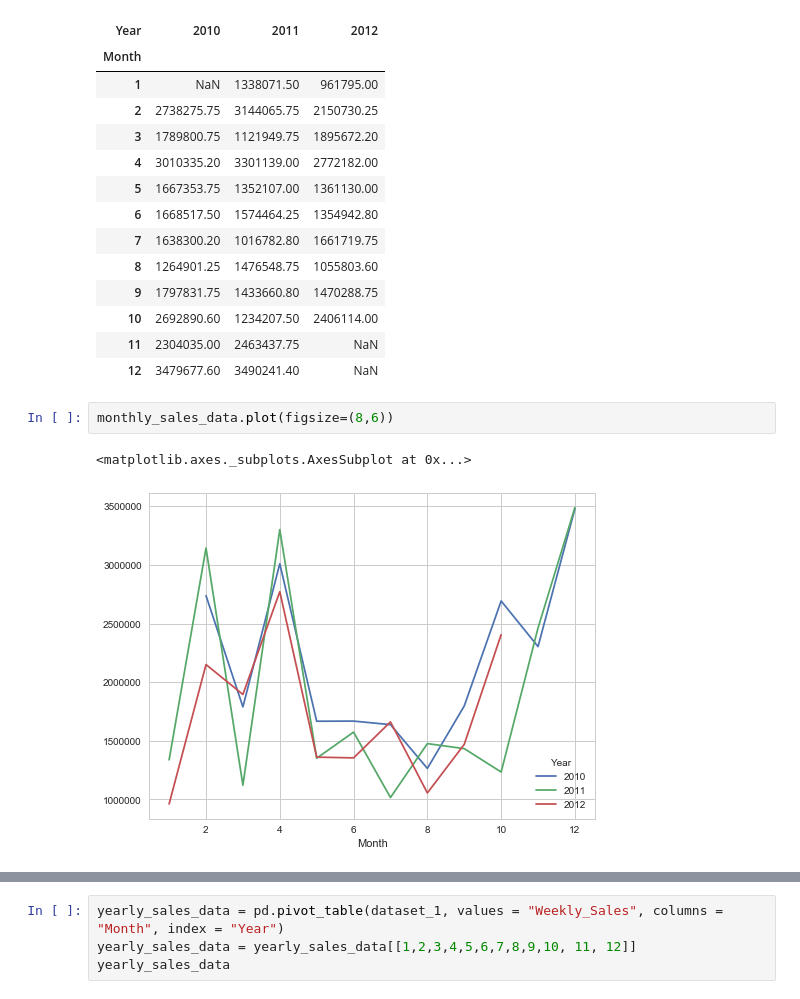
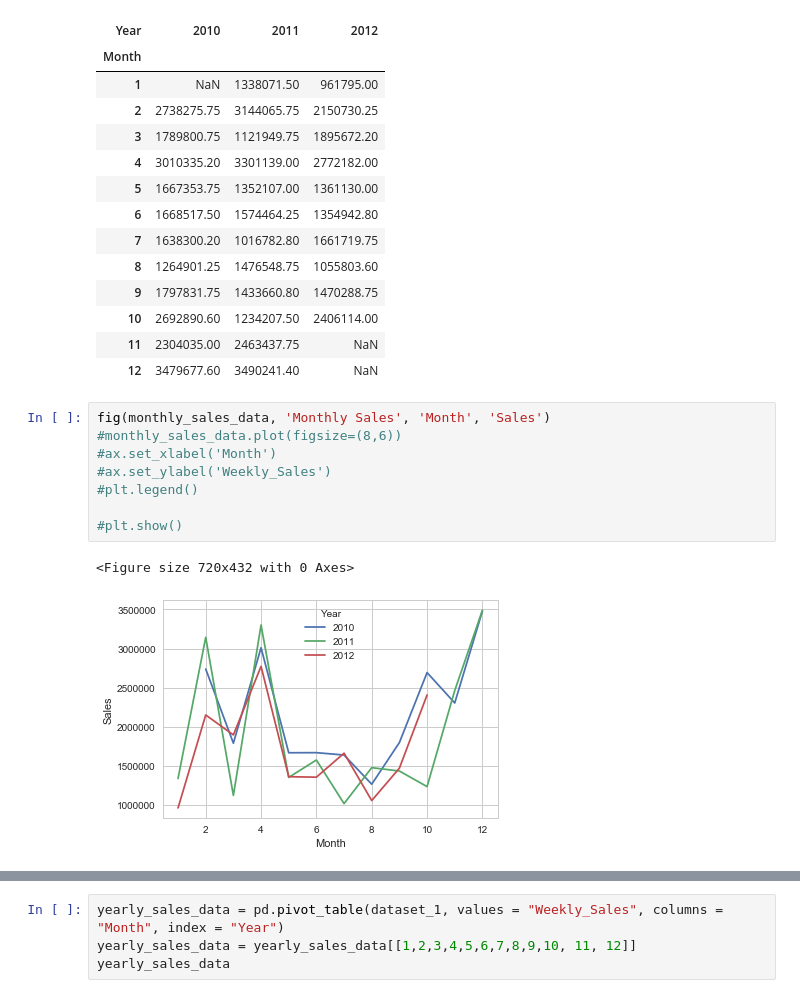
Before and after one commit to sargupta/Sales-Prediction, a Jupyter notebook: Sales Prediction.ipynb, the cells around one changed output, grey strips where cells are left out. Drawn from its saved outputs; the diff is of its cells as text.

```diff
--- a/Sales Prediction.ipynb
+++ b/Sales Prediction.ipynb
@@ -241,8 +239,14 @@ monthly_sales_data
 | 10 | 2692890.60 | 1234207.50 | 2406114.00 |
 | 11 | 2304035.00 | 2463437.75 | NaN |
 | 12 | 3479677.60 | 3490241.40 | NaN |
-# %%
-monthly_sales_data.plot(figsize=(8,6))
-# %% [output]
-<matplotlib.axes._subplots.AxesSubplot at 0x...>
-[figure, removed]
+# %%
+fig(monthly_sales_data, 'Monthly Sales', 'Month', 'Sales')
+#monthly_sales_data.plot(figsize=(8,6))
+#ax.set_xlabel('Month')
+#ax.set_ylabel('Weekly_Sales')
+#plt.legend()
+
+#plt.show()
+# %% [output]
+<Figure size 720x432 with 0 Axes>
+[figure, added]
```
Also changed, not shown: parts of 56 cells of this notebook.
